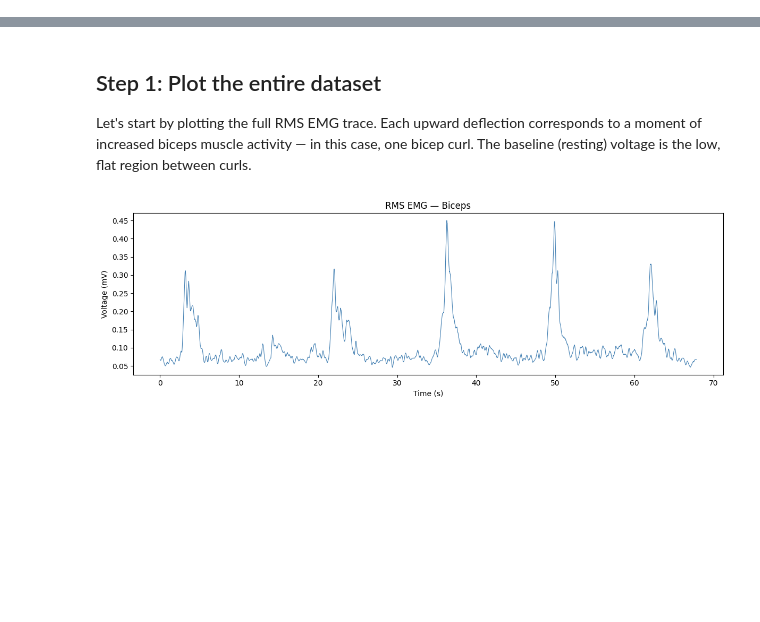
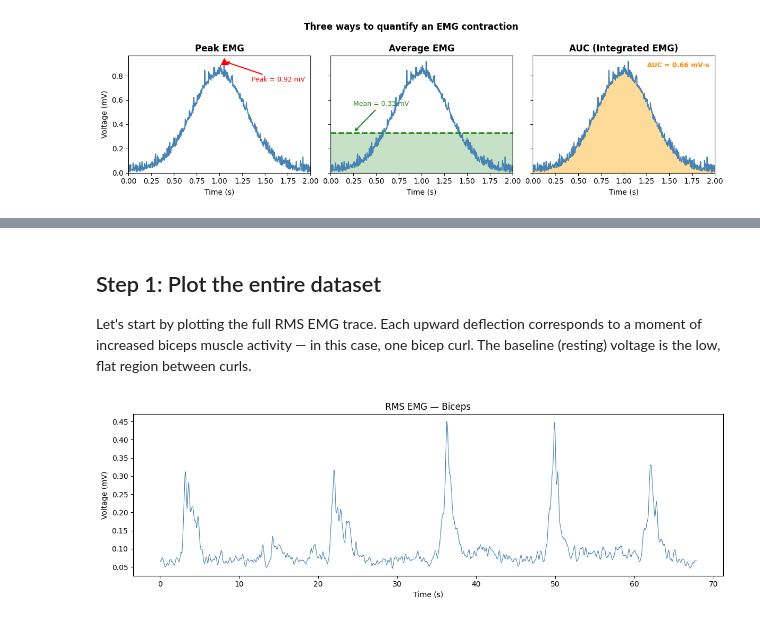
Before and after one commit to BIPN145/BIPN145.github.io, a Jupyter notebook: _build/jupyter_execute/FinalProjects/EMGAnalysis.ipynb, the cells around one changed output, grey strips where cells are left out. Cells and saved outputs as stored; diff of their text form; code cells hidden in the pictures; blank space fills up the shorter version.

```diff
--- a/_build/jupyter_execute/FinalProjects/EMGAnalysis.ipynb
+++ b/_build/jupyter_execute/FinalProjects/EMGAnalysis.ipynb
@@ -11,6 +19,63 @@ An **electromyogram (EMG)** measures the electrical activity produced by skeleta
 <li>Change the <code>filename</code> variable in the cell below to exactly match your file name.</li>
 </ol>
 </div>
+# %%
+
+# Schematic: three ways to quantify an EMG contraction
+import numpy as np
+import matplotlib.pyplot as plt
+
+np.random.seed(42)
+t = np.linspace(0, 2, 500)
+burst = 0.8 * np.exp(-((t - 1.0)**2) / (2 * 0.3**2))
+burst += 0.04 * np.abs(np.random.normal(size=len(t)))
+burst = np.clip(burst, 0, None)
+
+fig, axes = plt.subplots(1, 3, figsize=(12, 3.5), sharey=True)
+
+# --- Panel 1: Peak EMG ---
+peak_idx = np.argmax(burst)
+axes[0].plot(t, burst, color='steelblue', linewidth=1.5)
+axes[0].plot(t[peak_idx], burst[peak_idx], 'r^', markersize=9, zorder=5)
+axes[0].annotate(f'Peak = {burst[peak_idx]:.2f} mV',
+                 xy=(t[peak_idx], burst[peak_idx]),
+                 xytext=(t[peak_idx] + 0.3, burst[peak_idx] * 0.82),
+                 arrowprops=dict(arrowstyle='->', color='red', lw=1.5),
+                 fontsize=9, color='red')
+axes[0].set_title('Peak EMG', fontweight='bold')
+
+# --- Panel 2: Average EMG ---
+mean_val = np.mean(burst)
+axes[1].plot(t, burst, color='steelblue', linewidth=1.5)
+axes[1].fill_between(t, 0, mean_val, alpha=0.25, color='forestgreen')
+axes[1].axhline(mean_val, color='forestgreen', linewidth=2, linestyle='--')
+axes[1].annotate(f'Mean = {mean_val:.2f} mV',
+                 xy=(0.25, mean_val),
+                 xytext=(0.25, mean_val + 0.22),
+                 arrowprops=dict(arrowstyle='->', color='forestgreen', lw=1.5),
+                 fontsize=9, color='forestgreen')
+axes[1].set_title('Average EMG', fontweight='bold')
+
+# --- Panel 3: AUC (Integrated EMG) ---
+auc = np.trapezoid(burst, t)
+axes[2].plot(t, burst, color='steelblue', linewidth=1.5)
+axes[2].fill_between(t, 0, burst, alpha=0.4, color='orange')
+axes[2].text(0.97, 0.90, f'AUC = {auc:.2f} mV·s',
+             transform=axes[2].transAxes, ha='right',
+             fontsize=9, color='darkorange', fontweight='bold')
+axes[2].set_title('AUC (Integrated EMG)', fontweight='bold')
+
+for ax in axes:
+    ax.set_xlabel('Time (s)')
+    ax.set_ylim(bottom=0)
+    ax.set_xlim(0, 2)
+
+axes[0].set_ylabel('Voltage (mV)')
+plt.suptitle('Three ways to quantify an EMG contraction', fontweight='bold')
+plt.tight_layout()
+plt.show()
+# %% [output]
+[figure, added]
 # %%
 import numpy as np
 import matplotlib.pyplot as plt
```
Also changed, not shown: parts of 5 cells of this notebook, 20 other files.
